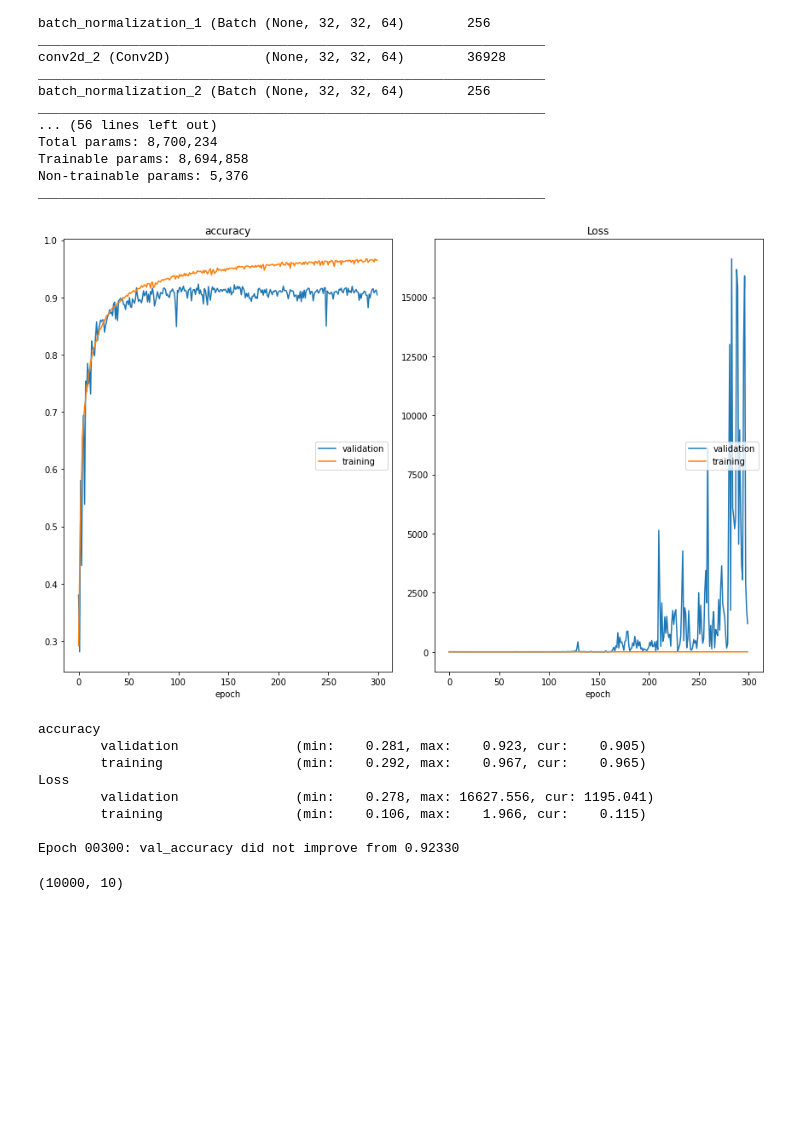
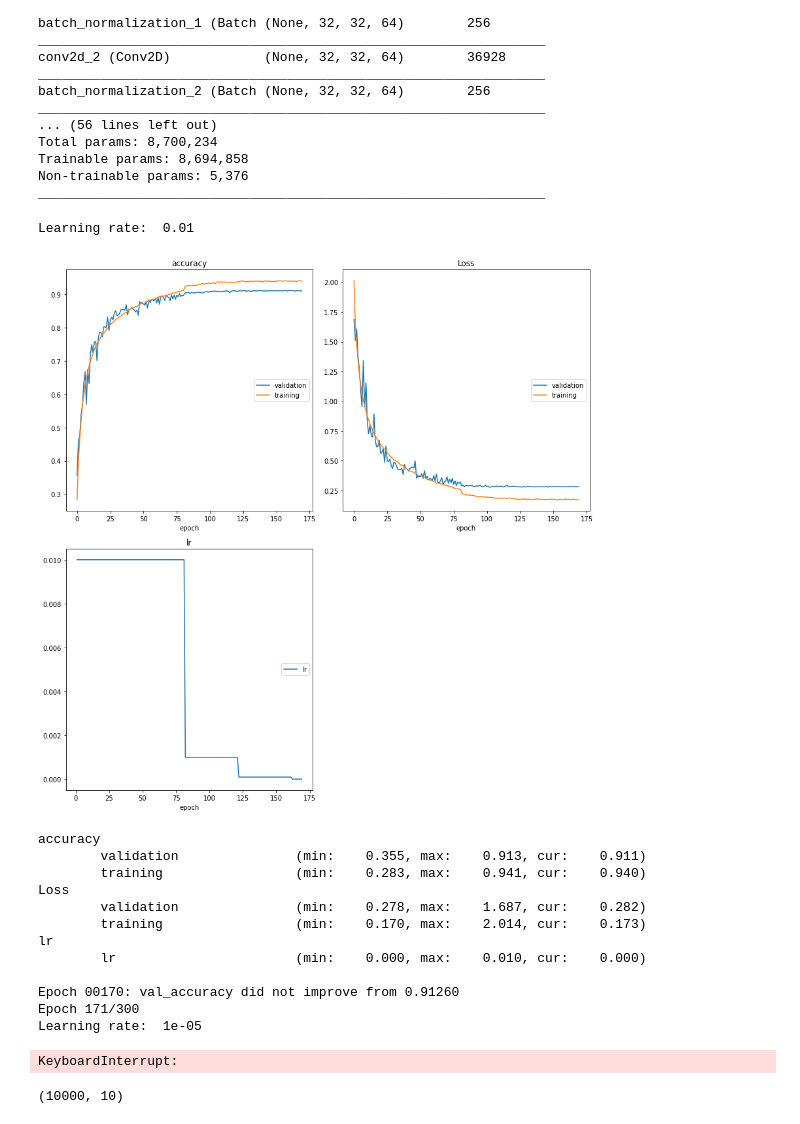
Before and after one commit to hurueilin/PR_HW5, a Jupyter notebook: 309553024_HW5.ipynb, the cells around one changed output. Saved outputs shown, nothing was run; the diff lists cells and outputs as text; code cells hidden in the pictures; blank space fills up the shorter version.

```diff
--- a/309553024_HW5.ipynb
+++ b/309553024_HW5.ipynb
@@ -183,10 +183,29 @@ Total params: 8,700,234
 Trainable params: 8,694,858
 Non-trainable params: 5,376
 _________________________________________________________________
+# %%
+def lr_schedule(epoch):
+    """Learning Rate Schedule:
+    Learning rate is scheduled to be reduced after 80, 120, 160, 180 epochs.
+    Called automatically every epoch as part of callbacks during training.
+    """
+    lr = 0.01
+    if epoch > 180:
+        lr *= 0.5e-3
+    elif epoch > 160:
+        lr *= 1e-3
+    elif epoch > 120:
+        lr *= 1e-2
+    elif epoch > 80:
+        lr *= 1e-1
+    print('Learning rate: ', lr)
+    return lr
+
+lr_scheduler = LearningRateScheduler(lr_schedule)
 # %%
 # initiate SGD optimizer
 # opt = keras.optimizers.SGD()
-opt = keras.optimizers.Adam()
+opt = keras.optimizers.SGD(lr=lr_schedule(0))
 
 # Compile the model with loss function and optimizer, and evaluate with accuracy
 model.compile(loss='categorical_crossentropy', optimizer=opt, metrics=['accuracy'])
@@ -195,52 +214,62 @@ model.compile(loss='categorical_crossentropy', optimizer=opt, metrics=['accuracy
 batch_size = 32
 epochs = 300
 data_augmentation = True
+# %% [output]
+Learning rate:  0.01
 # %%
 # Model checkpoint: save best model
 checkpoint = ModelCheckpoint(filepath='./best_model.h5', monitor='val_accuracy', verbose=1, save_best_only=True)
+# %%
+# Setup callbacks
+callback_list = [PlotLossesKeras(), lr_scheduler, checkpoint]
 # %%
 if not data_augmentation:
     # Fit the data into model
     model.fit(x_train, y_train,
             batch_size=batch_size,
             epochs=epochs,
             validation_data=(x_test, y_test),
             shuffle=True,
-            callbacks=[PlotLossesKeras(), checkpoint])
+            callbacks=callback_list)
 else:
-    print('Apply data augmentation...')
+    print('Training with data augmentation...')
     # This will do preprocessing and realtime data augmentation:
     datagen = ImageDataGenerator(
         rescale=0.9,
         rotation_range=2,
         width_shift_range=0.2,
         height_shift_range=0.2,
         shear_range=0.2,
         zoom_range=0.2,
         horizontal_flip=True)
 
     # Compute quantities required for feature-wise normalization
     # (std, mean, and principal components if ZCA whitening is applied).
     datagen.fit(x_train)
 
     # Fit the model on the batches generated by datagen.flow().
     model.fit_generator(datagen.flow(x_train, y_train,
                                      batch_size=batch_size),
                         epochs=epochs,
                         validation_data=(x_test, y_test),
                         workers=4,
                         shuffle=True,
-                        callbacks=[PlotLossesKeras(), checkpoint])
+                        callbacks=callback_list)
 # %% [output]
-[figure, old version]
+[figure, new version]
 accuracy
-        validation               (min:    0.281, max:    0.923, cur:    0.905)
-        training                 (min:    0.292, max:    0.967, cur:    0.965)
+        validation               (min:    0.355, max:    0.913, cur:    0.911)
+        training                 (min:    0.283, max:    0.941, cur:    0.940)
 Loss
-        validation               (min:    0.278, max: 16627.556, cur: 1195.041)
-        training                 (min:    0.106, max:    1.966, cur:    0.115)
+        validation               (min:    0.278, max:    1.687, cur:    0.282)
+        training                 (min:    0.170, max:    2.014, cur:    0.173)
+lr
+        lr                       (min:    0.000, max:    0.010, cur:    0.000)
 
-Epoch 00300: val_accuracy did not improve from 0.92330
+Epoch 00170: val_accuracy did not improve from 0.91260
+Epoch 171/300
+Learning rate:  1e-05
+KeyboardInterrupt:
 # %%
 y_pred = model.predict(x_test)
 print(y_pred.shape) # 10000 samples, each sample with probaility of 10 classes
```
Also changed, not shown: parts of 1 cell of this notebook.
